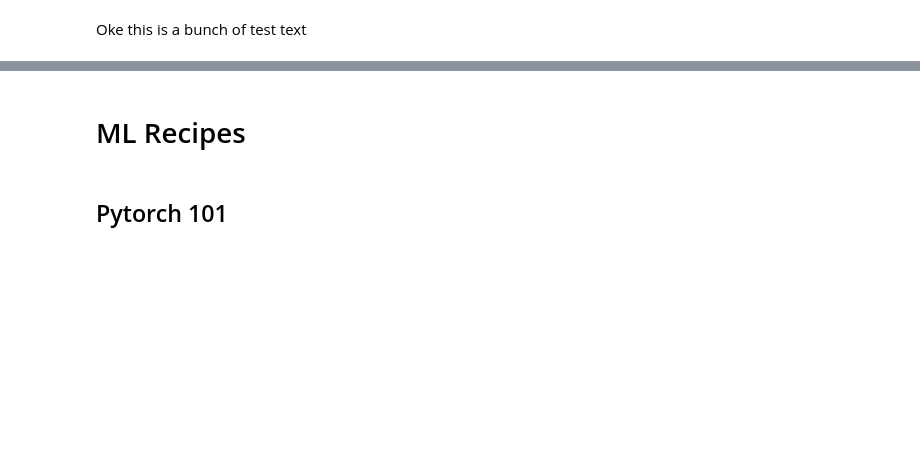
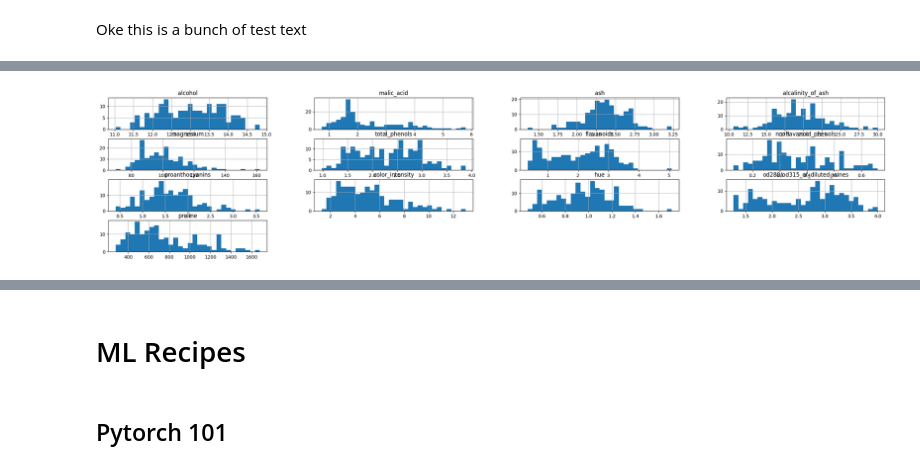
Before and after one commit to mennowitteveen/mjwt, a Jupyter notebook: nbs/ipynb_snippets.ipynb, the cells around one changed output, grey strips where cells are left out. Saved outputs shown, nothing was run; the diff lists cells and outputs as text; code cells hidden in the pictures; blank space fills up the shorter version.

```diff
--- a/nbs/ipynb_snippets.ipynb
+++ b/nbs/ipynb_snippets.ipynb
@@ -84,0 +133,4 @@ with contextlib.suppress(BaseException): # non-essential import for development.
+# %%
+df.hist(bins=30, figsize=(30,6));
+# %% [output]
+[figure, added]
```
Also changed, not shown: parts of 24 cells of this notebook.
